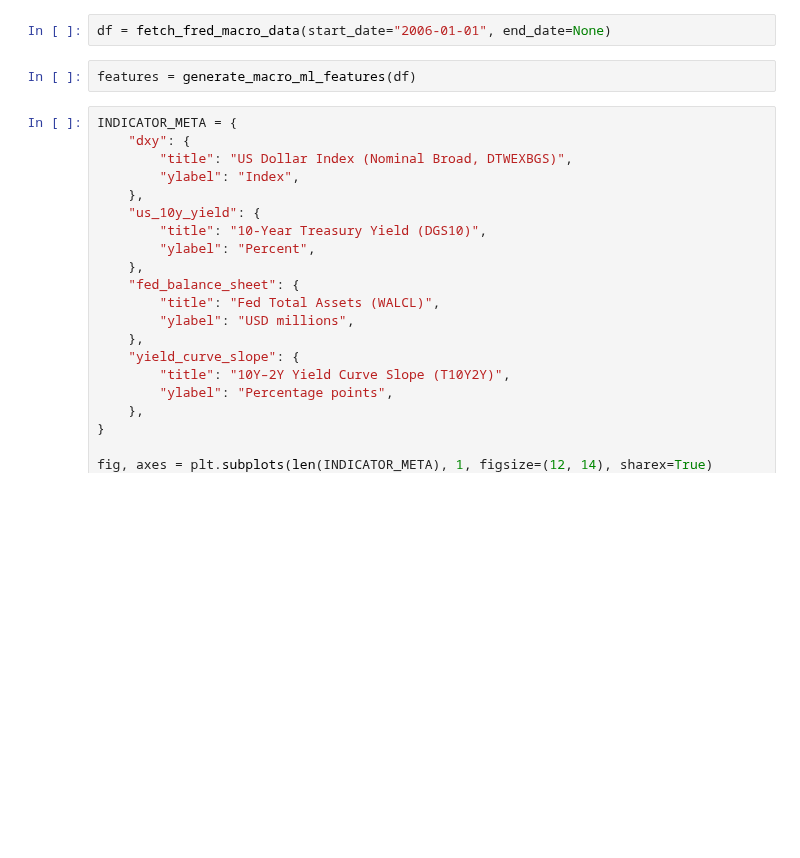
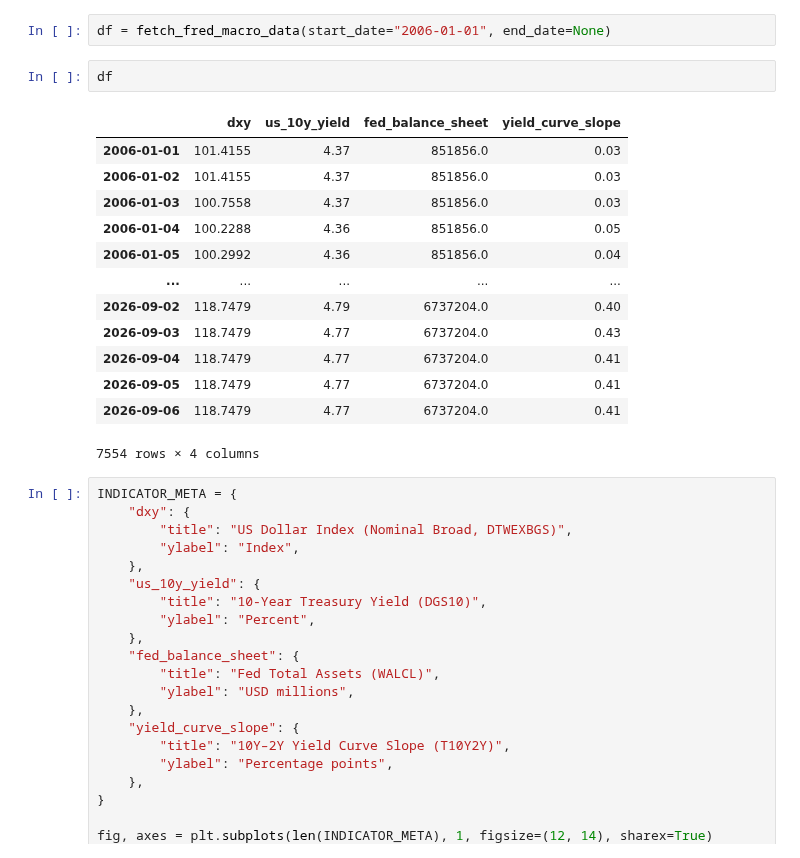
Before and after one commit to Joaosadi/dashcrypto, a Jupyter notebook: macrodata.ipynb, the cells around one changed output. Cells and saved outputs as stored; diff of their text form; blank space fills up the shorter version.

```diff
--- a/macrodata.ipynb
+++ b/macrodata.ipynb
@@ -76,7 +76,21 @@ def generate_macro_ml_features(df):
 # %%
 df = fetch_fred_macro_data(start_date="2006-01-01", end_date=None)
 # %%
-features = generate_macro_ml_features(df)
+df
+# %% [output]
+|  | dxy | us_10y_yield | fed_balance_sheet | yield_curve_slope |
+| 2006-01-01 | 101.4155 | 4.37 | 851856.0 | 0.03 |
+| 2006-01-02 | 101.4155 | 4.37 | 851856.0 | 0.03 |
+| 2006-01-03 | 100.7558 | 4.37 | 851856.0 | 0.03 |
+| 2006-01-04 | 100.2288 | 4.36 | 851856.0 | 0.05 |
+| 2006-01-05 | 100.2992 | 4.36 | 851856.0 | 0.04 |
+| ... | ... | ... | ... | ... |
+| 2026-09-02 | 118.7479 | 4.79 | 6737204.0 | 0.40 |
+| 2026-09-03 | 118.7479 | 4.77 | 6737204.0 | 0.43 |
+| 2026-09-04 | 118.7479 | 4.77 | 6737204.0 | 0.41 |
+| 2026-09-05 | 118.7479 | 4.77 | 6737204.0 | 0.41 |
+| 2026-09-06 | 118.7479 | 4.77 | 6737204.0 | 0.41 |
+7554 rows × 4 columns
 # %%
 INDICATOR_META = {
     "dxy": {
```
Also changed, not shown: 4 other files.
